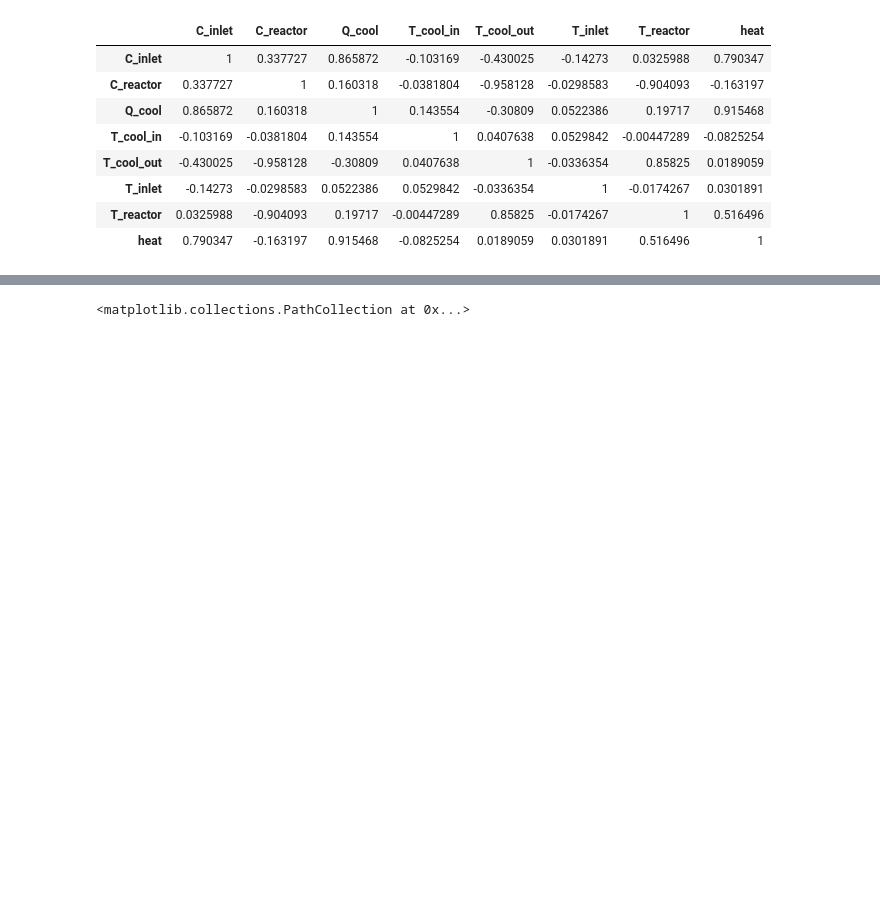
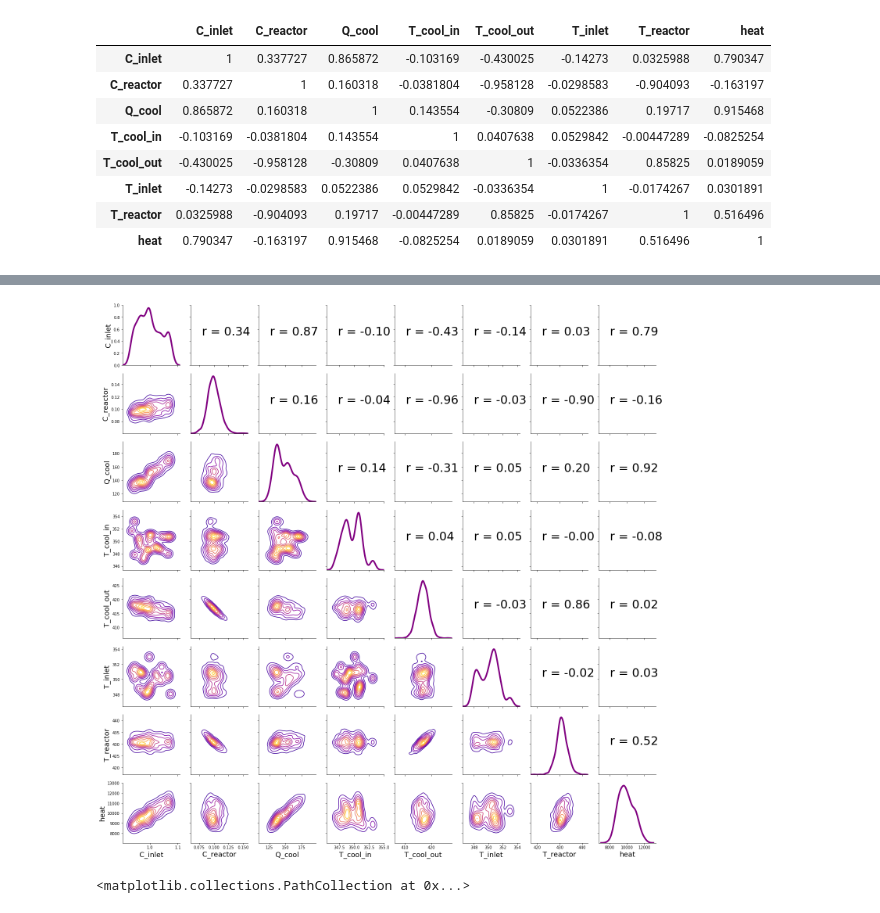
Before and after one commit to someoneinthecrowd/CSTR-chemical-timeseries, a Jupyter notebook: Final AI.ipynb, the cells around one changed output, grey strips where cells are left out. Drawn from its saved outputs; the diff is of its cells as text; code cells hidden in the pictures; blank space fills up the shorter version.

```diff
--- a/Final AI.ipynb
+++ b/Final AI.ipynb
@@ -74,3 +92,21 @@ corr.style.background_gradient(cmap=cm.plasma)
+# %%
+### plot the correacloation
+def corrfunc(x, y, **kws):
+    r, _ = stats.pearsonr(x, y)
+    ax = plt.gca()
+    text=ax.annotate("r = {:.2f}".format(r), xy=(.2, .5), xycoords=ax.transAxes)
+    text.set_fontsize(30)
+
+plt.rcParams["axes.labelsize"] = 18
+g = sns.PairGrid(normal, diag_sharey=False)
+axes = g.axes
+#g.map_upper(matplotlib.pyplot.scatter,  linewidths=1, edgecolor="w", s=90, alpha = 0.5)
+g.map_diag(sns.kdeplot, lw = 4, legend=False,color="purple")
+g.map_lower(sns.kdeplot, cmap=cm.plasma)
+g.map_upper(corrfunc)
+matplotlib.pyplot.show()
+# %% [output]
+[figure, added]
 # %%
 plt.scatter(normal['C_inlet']*(normal['Q_cool']*(normal['T_cool_in']-normal['T_cool_out']) )   ,normal['T_inlet'],alpha=0.1,c='k')
 #plt.scatter(f1['C_inlet'],f1['T_inlet'],alpha=0.1,c='r')
```
Also changed, not shown: parts of 18 cells of this notebook, 11 other files.
